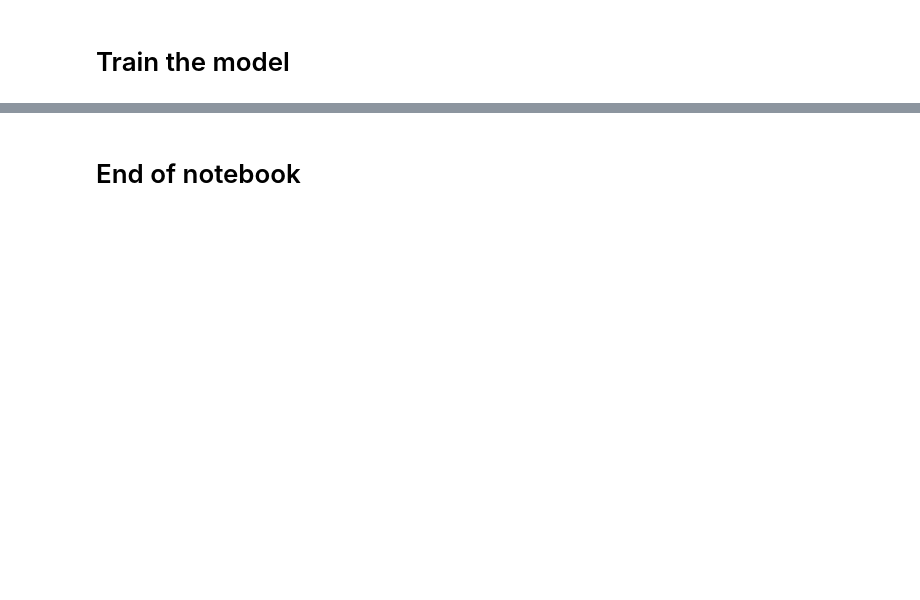
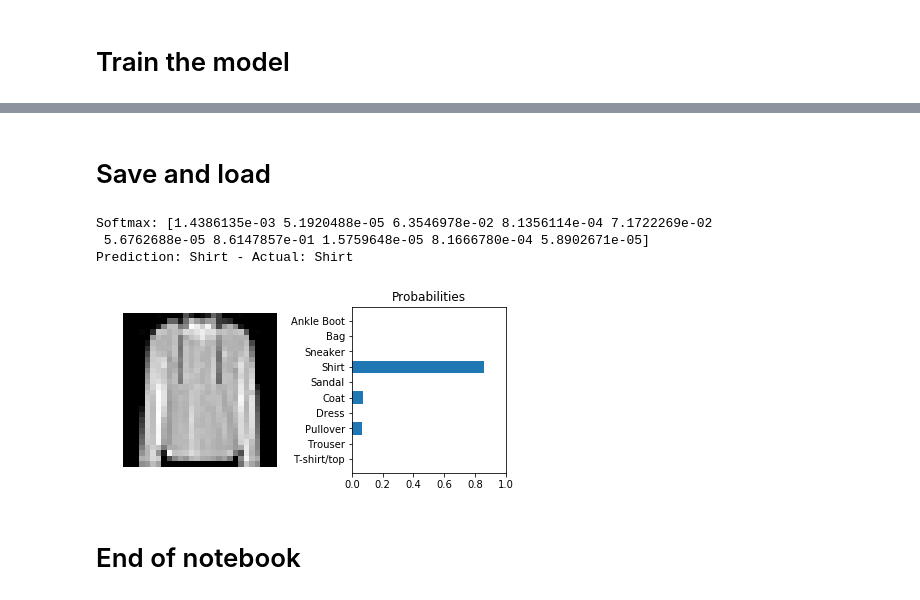
Before and after one commit to GeoffBreemer/pytorch-playground, a Jupyter notebook: simple-LeNet5.ipynb, the cells around one changed output, grey strips where cells are left out. Cells and saved outputs as stored; diff of their text form; code cells hidden in the pictures; blank space fills up the shorter version.

```diff
--- a/simple-LeNet5.ipynb
+++ b/simple-LeNet5.ipynb
@@ -35,6 +35,8 @@ FASHION_MNIST_CLASSES = ["T-shirt/top",
                          "Sneaker",
                          "Bag",
                          "Ankle Boot"]
+
+CHECKPOINT_NAME = "saved_models/lenet_check.pth"
 # %%
 def view_img_prob(img, prob, y, classes):
     """Show an image and associated probability distribution"""
@@ -299,2 +303,15 @@ Prediction: Pullover - Actual: Pullover
+# %% [markdown]
+# Save and load
+# %%
+torch.save(lenet.state_dict(), CHECKPOINT_NAME)
+state = torch.load(CHECKPOINT_NAME)
+lenet_new = LeNet5(IMG_NUM_CHANNELS)
+lenet_new.load_state_dict(state)
+predict_one(lenet_new, test_loader)
+# %% [output]
+Softmax: [1.4386135e-03 5.1920488e-05 6.3546978e-02 8.1356114e-04 7.1722269e-02
+ 5.6762688e-05 8.6147857e-01 1.5759648e-05 8.1666780e-04 5.8902671e-05]
+Prediction: Shirt - Actual: Shirt
+[figure, added]
 # %% [markdown]
 # End of notebook
```
Also changed, not shown: parts of 12 cells of this notebook, 1 other file.
